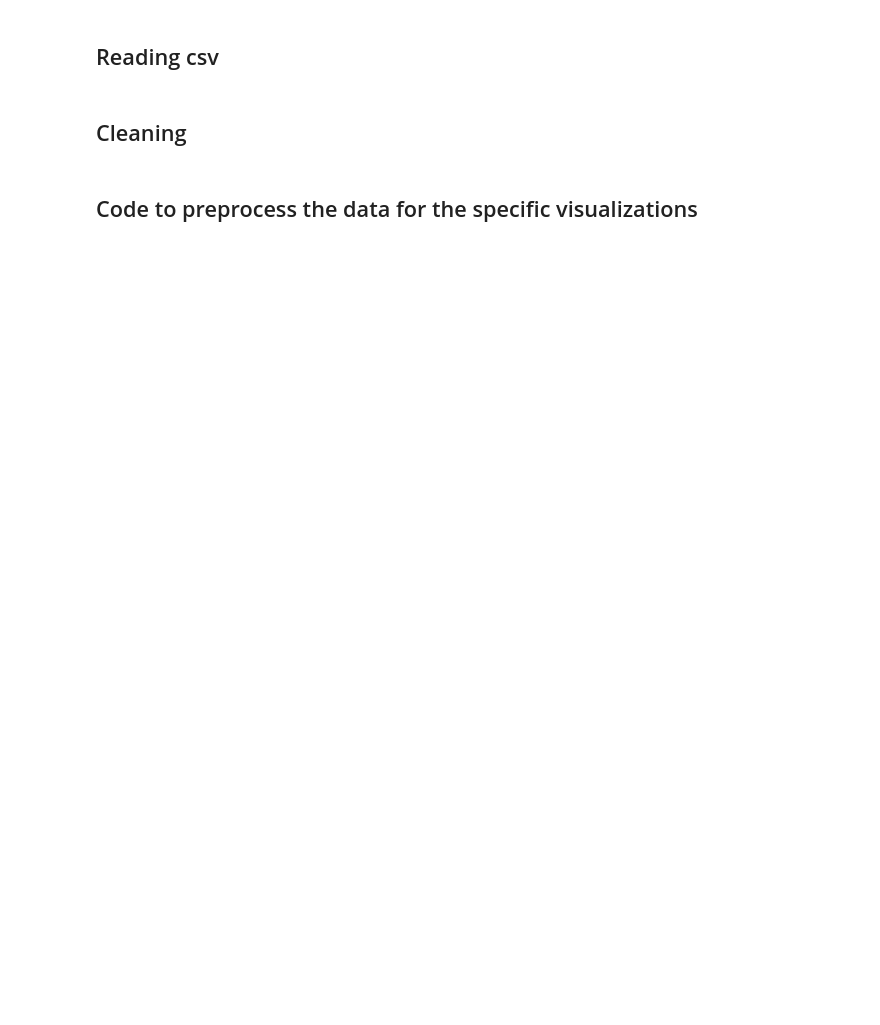
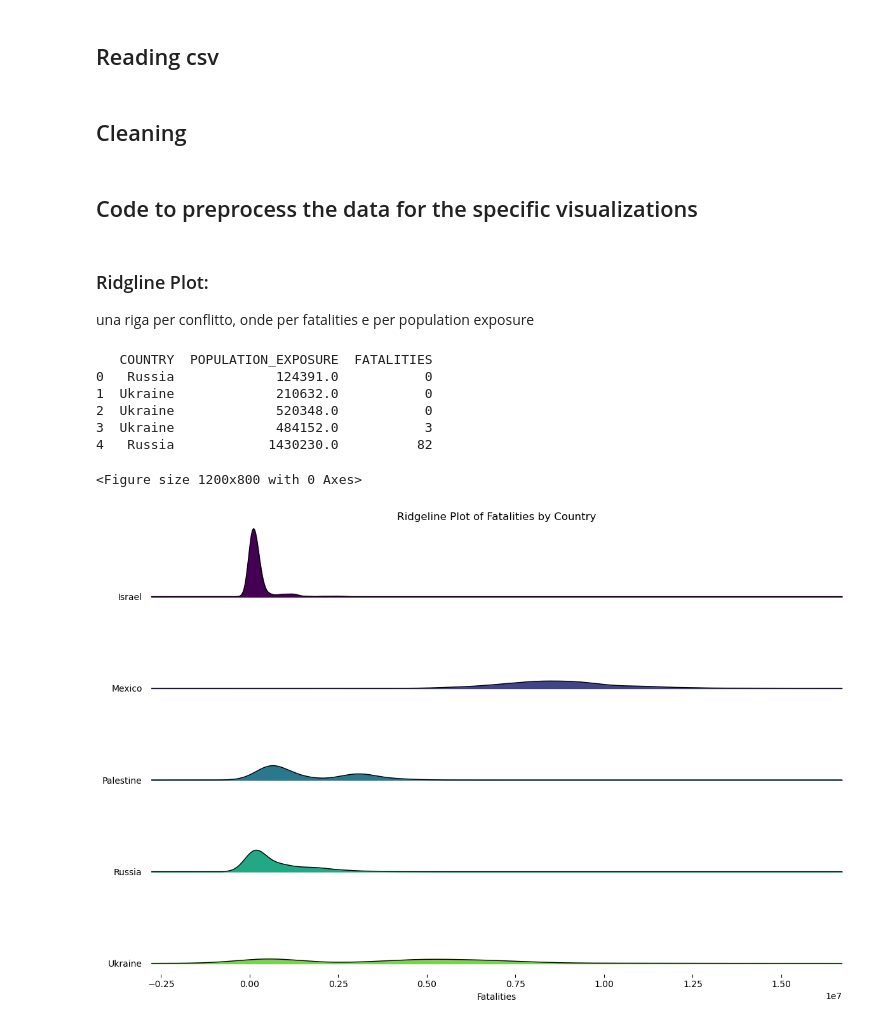
Before and after one commit to girofex/Data-Visualization-websites, a Jupyter notebook: python/preprocessing_2.ipynb, the cells around one changed output. Drawn from its saved outputs; the diff is of its cells as text; code cells hidden in the pictures; blank space fills up the shorter version.

Commit message:
preprocessing : ridgline

```diff
--- a/python/preprocessing_2.ipynb
+++ b/python/preprocessing_2.ipynb
@@ -60,3 +61,73 @@ numeric_cols = ["POPULATION_EXPOSURE"]
 display(ukraine_russia[numeric_cols].describe())
 display(mexico[numeric_cols].describe())
 display(israel_palestine[numeric_cols].describe())
+# %% [markdown]
+###  Ridgline Plot:
+una riga per conflitto, onde per fatalities e per population exposure
+# %%
+def prepare_combined_ridglineplot(df, sub_event_to_delete, output_path):
+
+    df = df[~df["SUB_EVENT_TYPE"].isin(sub_event_to_delete)]
+    df = df.groupby(["WEEK", "COUNTRY"], as_index=False)[["POPULATION_EXPOSURE", "FATALITIES"]].sum()
+    df = df[["COUNTRY", "POPULATION_EXPOSURE", "FATALITIES"]]
+    df.to_csv(output_path, index=False)
+
+    return df
+
+ukraine_russia_cleaned= pd.read_csv("../resources/ukraine_russia_cleaned.csv")
+mexico_cleaned= pd.read_csv("../resources/mexico_cleaned.csv")
+israel_palestine_cleaned = pd.read_csv("../resources/israel_palestine_cleaned.csv")
+
+ridglineplot_ukraine_russia= prepare_combined_ridglineplot(ukraine_russia_cleaned, sub_event_to_delete, "../resources/plots/ridglineplot_ukraine_russia.csv")
+ridglineplot_mexico = prepare_combined_ridglineplot(mexico_cleaned, sub_event_to_delete, "../resources/plots/ridglineplot_mexico.csv")
+ridglineplot_israel_palestine = prepare_combined_ridglineplot(israel_palestine_cleaned, sub_event_to_delete, "../resources/plots/ridglineplot_israel_palestine.csv")
+# %%
+# Install dependencies if you haven't already
+# !pip install pandas matplotlib joypy
+
+import matplotlib.pyplot as plt
+from joypy import joyplot
+
+# === Load your data ===
+idglineplot_ukraine_russia = pd.read_csv("../resources/plots/ridglineplot_ukraine_russia.csv")
+ridglineplot_mexico = pd.read_csv("../resources/plots/ridglineplot_mexico.csv")
+ridglineplot_israel_palestine = pd.read_csv("../resources/plots/ridglineplot_israel_palestine.csv")
+df = pd.concat(
+    [ridglineplot_ukraine_russia, ridglineplot_mexico, ridglineplot_israel_palestine],
+    ignore_index=True
+)
+
+# === Check your columns ===
+print(df.head())
+
+# Example columns — adjust these if your CSV differs
+# Assume:
+#   - "WEEK" is the time variable (x-axis)
+#   - "COUNTRY" is the category (each ridge)
+#   - "FATALITIES" is the value to plot
+
+# === Make the ridgeline plot ===
+plt.figure(figsize=(12, 8))
+joyplot(
+    data=df,
+    by="COUNTRY",               # grouping variable
+    column="POPULATION_EXPOSURE",        # numeric value
+    figsize=(12, 8),
+    title="Ridgeline Plot of Fatalities by Country",
+    colormap=plt.cm.viridis,    # choose a color map (optional)
+    linewidth=1
+)
+
+plt.xlabel("Fatalities")
+plt.ylabel("Country")
+plt.tight_layout()
+plt.show()
+# %% [output]
+   COUNTRY  POPULATION_EXPOSURE  FATALITIES
+0   Russia             124391.0           0
+1  Ukraine             210632.0           0
+2  Ukraine             520348.0           0
+3  Ukraine             484152.0           3
+4   Russia            1430230.0          82
+<Figure size 1200x800 with 0 Axes>
+[figure, added]
```
Also changed, not shown: parts of 2 cells of this notebook, 3 other files.
